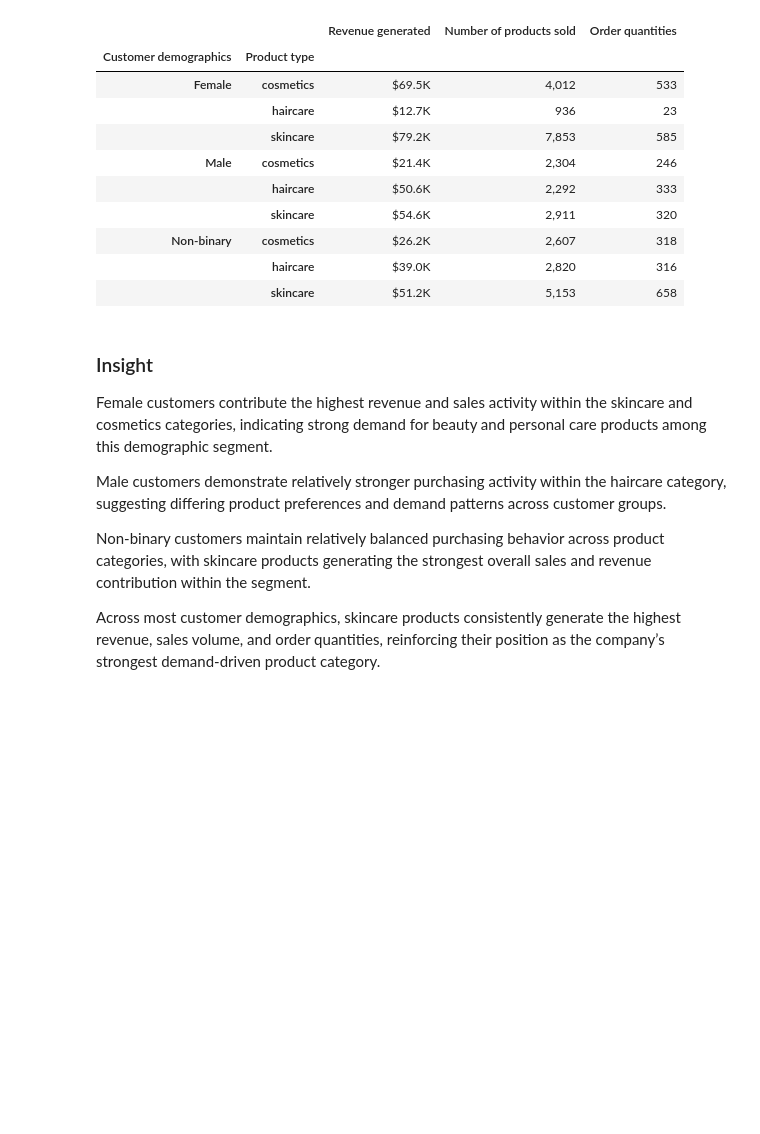
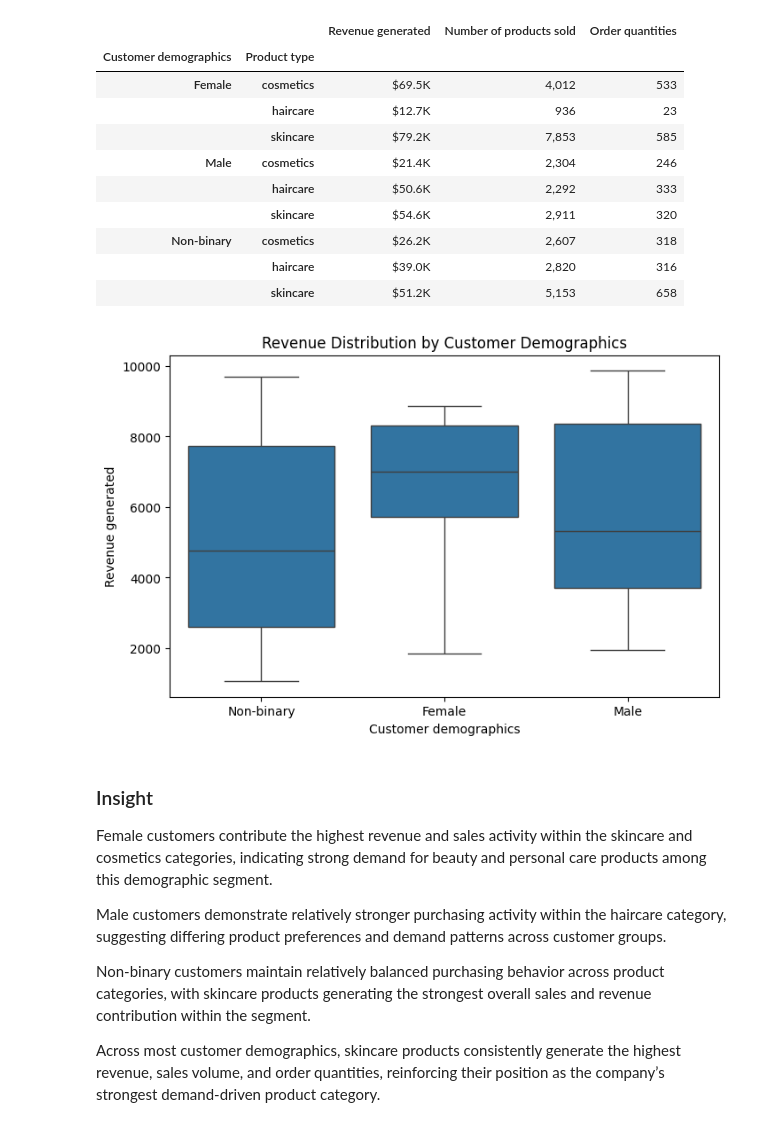
Before and after one commit to sarathkumarkrishnasha132-ctrl/supply-chain-operations-dashboard, a Jupyter notebook: python/Supply chain analysis.ipynb, the cells around one changed output. Saved outputs shown, nothing was run; the diff lists cells and outputs as text; code cells hidden in the pictures; blank space fills up the shorter version.

```diff
--- a/python/Supply chain analysis.ipynb
+++ b/python/Supply chain analysis.ipynb
@@ -180,6 +193,22 @@ sales_customer_analysis
 | Non-binary | cosmetics | $26.2K | 2,607 | 318 |
 |  | haircare | $39.0K | 2,820 | 316 |
 |  | skincare | $51.2K | 5,153 | 658 |
+# %%
+filtered_df = df[df['Customer demographics'] != 'Unknown']
+
+plt.figure(figsize=(8,5))
+
+sns.boxplot(
+    x='Customer demographics',
+    y='Revenue generated',
+    data=filtered_df
+)
+
+plt.title('Revenue Distribution by Customer Demographics')
+
+plt.show()
+# %% [output]
+[figure, added]
 # %% [markdown]
 ### Insight
 
```
Also changed, not shown: parts of 3 cells of this notebook.
